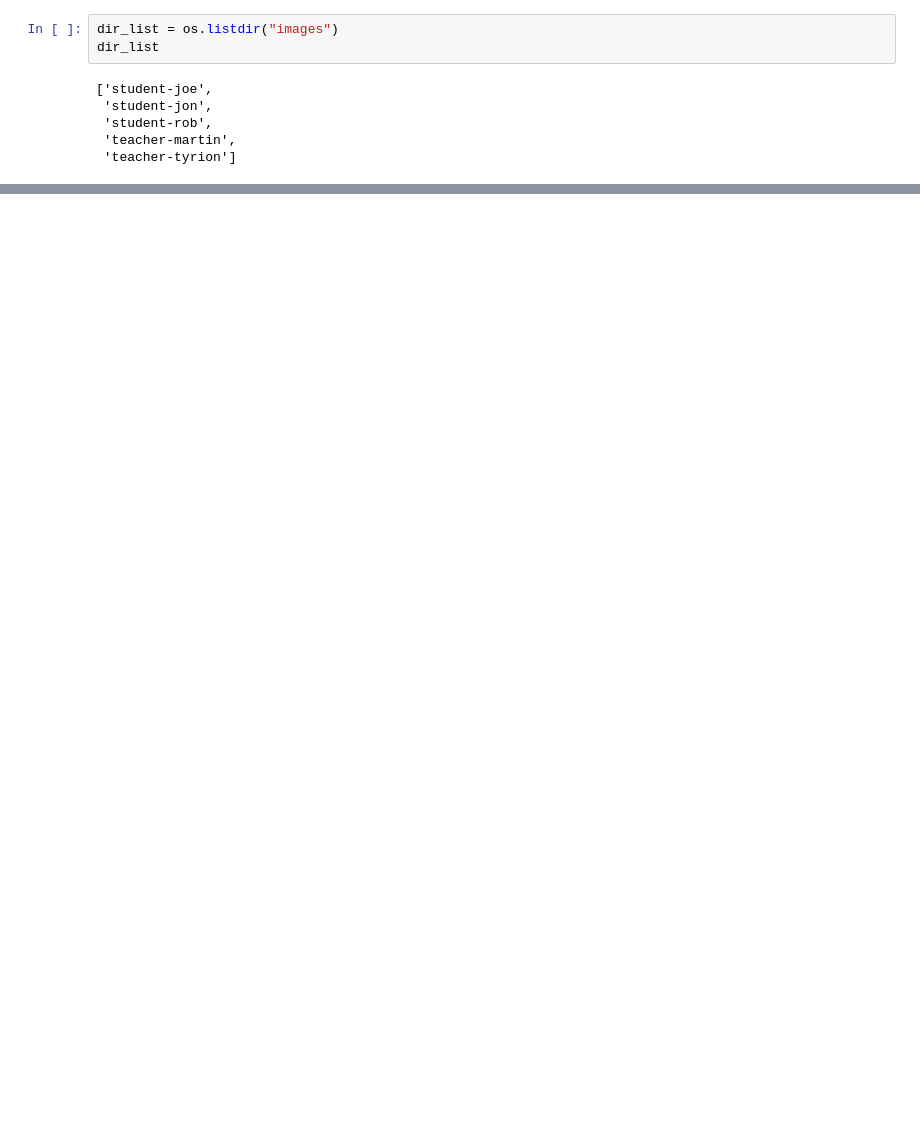
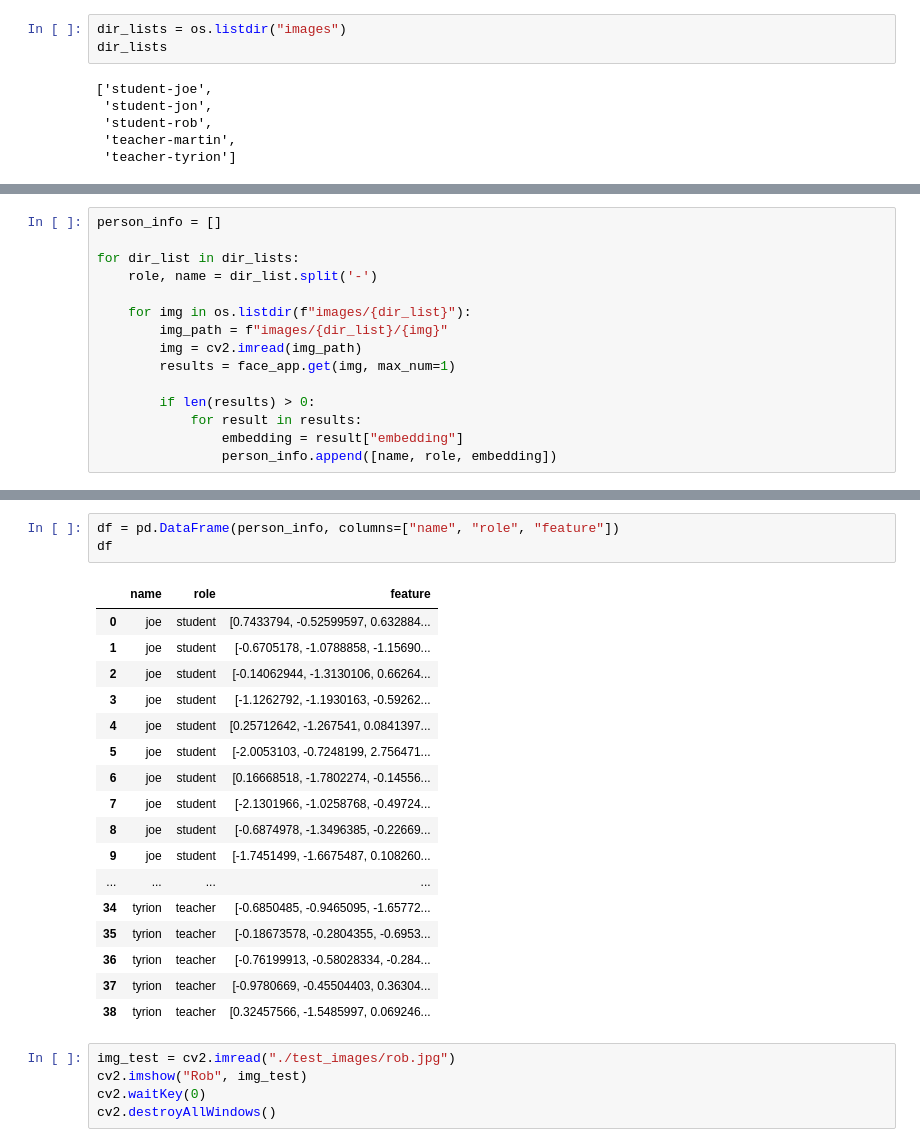
Before and after one commit to AthiFiz/attentance-project, a Jupyter notebook: app/practice.ipynb, the cells around one changed output, grey strips where cells are left out. Drawn from its saved outputs; the diff is of its cells as text; blank space fills up the shorter version.

Commit message:
added prediction, face_rec

```diff
--- a/app/practice.ipynb
+++ b/app/practice.ipynb
@@ -23,8 +23,8 @@ Applied providers: ['CPUExecutionProvider'], with options: {'CPUExecutionProvide
 find model: insightface_model\models\buffalo_sc\w600k_mbf.onnx recognition ['None', 3, 112, 112] 127.5 127.5
 set det-size: (640, 640)
 # %%
-dir_list = os.listdir("images")
-dir_list
+dir_lists = os.listdir("images")
+dir_lists
 # %% [output]
 ['student-joe',
  'student-jon',
@@ -35,0 +39,15 @@ dir_list
+# %%
+person_info = []
+
+for dir_list in dir_lists:
+    role, name = dir_list.split('-')
+
+    for img in os.listdir(f"images/{dir_list}"):
+        img_path = f"images/{dir_list}/{img}"
+        img = cv2.imread(img_path)
+        results = face_app.get(img, max_num=1)
+
+        if len(results) > 0:
+            for result in results:
+                embedding = result["embedding"]
+                person_info.append([name, role, embedding])
@@ -35,0 +74,26 @@ dir_list
+# %%
+df = pd.DataFrame(person_info, columns=["name", "role", "feature"])
+df
+# %% [output]
+|  | name | role | feature |
+| 0 | joe | student | [0.7433794, -0.52599597, 0.632884... |
+| 1 | joe | student | [-0.6705178, -1.0788858, -1.15690... |
+| 2 | joe | student | [-0.14062944, -1.3130106, 0.66264... |
+| 3 | joe | student | [-1.1262792, -1.1930163, -0.59262... |
+| 4 | joe | student | [0.25712642, -1.267541, 0.0841397... |
+| 5 | joe | student | [-2.0053103, -0.7248199, 2.756471... |
+| 6 | joe | student | [0.16668518, -1.7802274, -0.14556... |
+| 7 | joe | student | [-2.1301966, -1.0258768, -0.49724... |
+| 8 | joe | student | [-0.6874978, -1.3496385, -0.22669... |
+| 9 | joe | student | [-1.7451499, -1.6675487, 0.108260... |
+| ... | ... | ... | ... |
+| 34 | tyrion | teacher | [-0.6850485, -0.9465095, -1.65772... |
+| 35 | tyrion | teacher | [-0.18673578, -0.2804355, -0.6953... |
+| 36 | tyrion | teacher | [-0.76199913, -0.58028334, -0.284... |
+| 37 | tyrion | teacher | [-0.9780669, -0.45504403, 0.36304... |
+| 38 | tyrion | teacher | [0.32457566, -1.5485997, 0.069246... |
+# %%
+img_test = cv2.imread("./test_images/rob.jpg")
+cv2.imshow("Rob", img_test)
+cv2.waitKey(0)
+cv2.destroyAllWindows()
```
Also changed, not shown: parts of 18 cells of this notebook, 7 other files.
